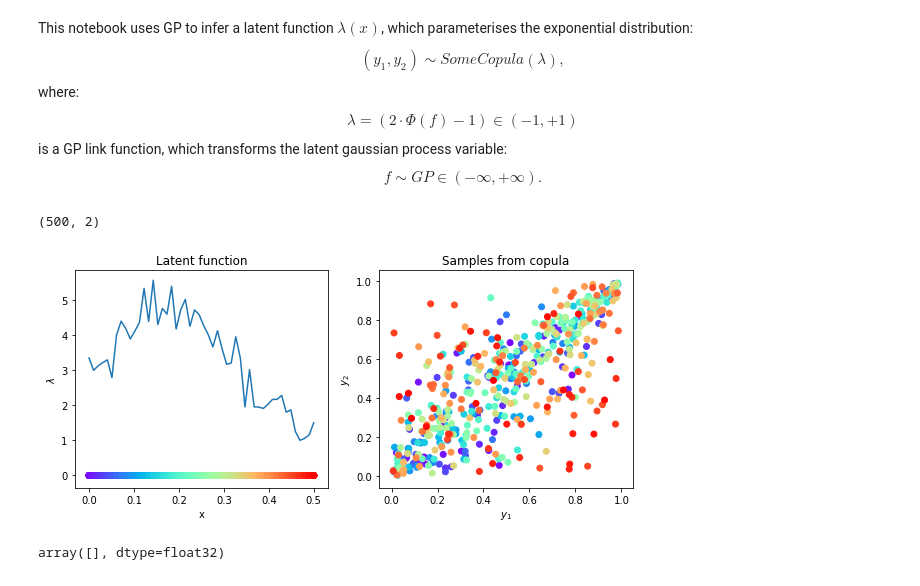
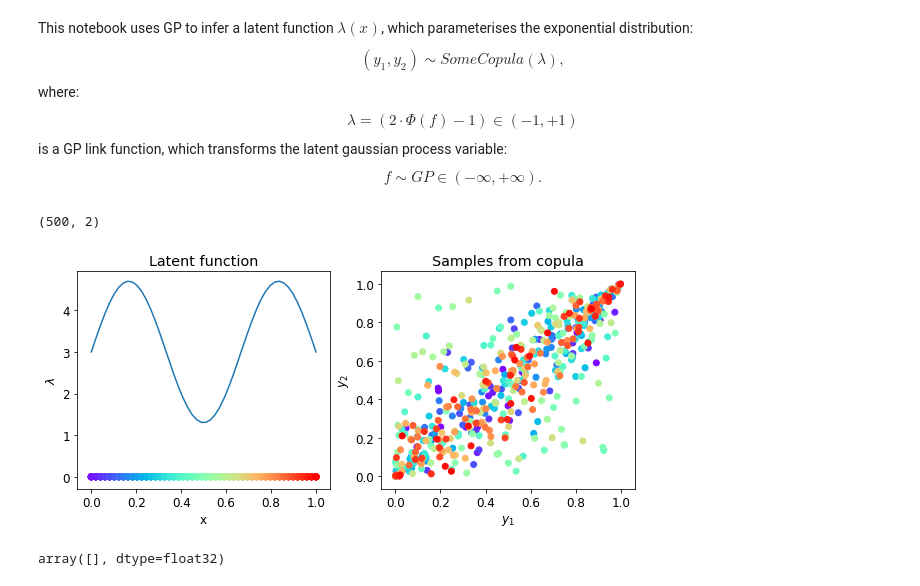
Before and after one commit to NinelK/CopulaGP, a Jupyter notebook: Copula_nopyro.ipynb, the cells around one changed output. Drawn from its saved outputs; the diff is of its cells as text; code cells hidden in the pictures.

```diff
--- a/Copula_nopyro.ipynb
+++ b/Copula_nopyro.ipynb
@@ -35,36 +35,36 @@ from gpytorch.distributions import base_distributions
 
 NSamp = int(50)
 
-X = np.linspace(0.,.5,NSamp)
+X = np.linspace(0.,1.0,NSamp)
 
 fig, (lambdaf, samples) = plt.subplots(1,2,figsize=(10,4))
 
-scales = np.clip([scale(x) for x in X]+0.4*base_distributions.Normal(0,1).sample(torch.Size([NSamp])).numpy(),1,20)
+scales = np.clip([scale(x) for x in X]+0.0*base_distributions.Normal(0,1).sample(torch.Size([NSamp])).numpy(),1,20)
 #scales = 0.8 - 0.5 * (np.random.rand(len(X))<0.5)
 rep = 10
 scales = np.repeat(scales,rep,axis=0)
 X = np.repeat(X,rep,axis=0)
 NSamp = NSamp*rep
 
 lambdaf.plot(X,scales)
 lambdaf.set_xlabel('x')
 lambdaf.set_ylabel('$\lambda$')
 lambdaf.set_title('Latent function')
 
 model = GumbelCopula(torch.tensor(scales).float())
 Y = model.sample().numpy().squeeze()
 print(Y.shape)
 colors = cm.rainbow(np.linspace(0., 1., NSamp))
 lambdaf.scatter(X,np.zeros_like(X),color=colors)
 samples.scatter(*Y.T, color=colors)
 samples.set_xlabel('$y_1$')
 samples.set_ylabel('$y_2$')
 samples.set_title('Samples from copula')
 
 fig.show()
 # %% [output]
 (500, 2)
-[figure, old version]
+[figure, new version]
 # %%
 Y[Y!=Y]
 # %% [output]
```
Also changed, not shown: parts of 12 cells of this notebook, 4 other files.
